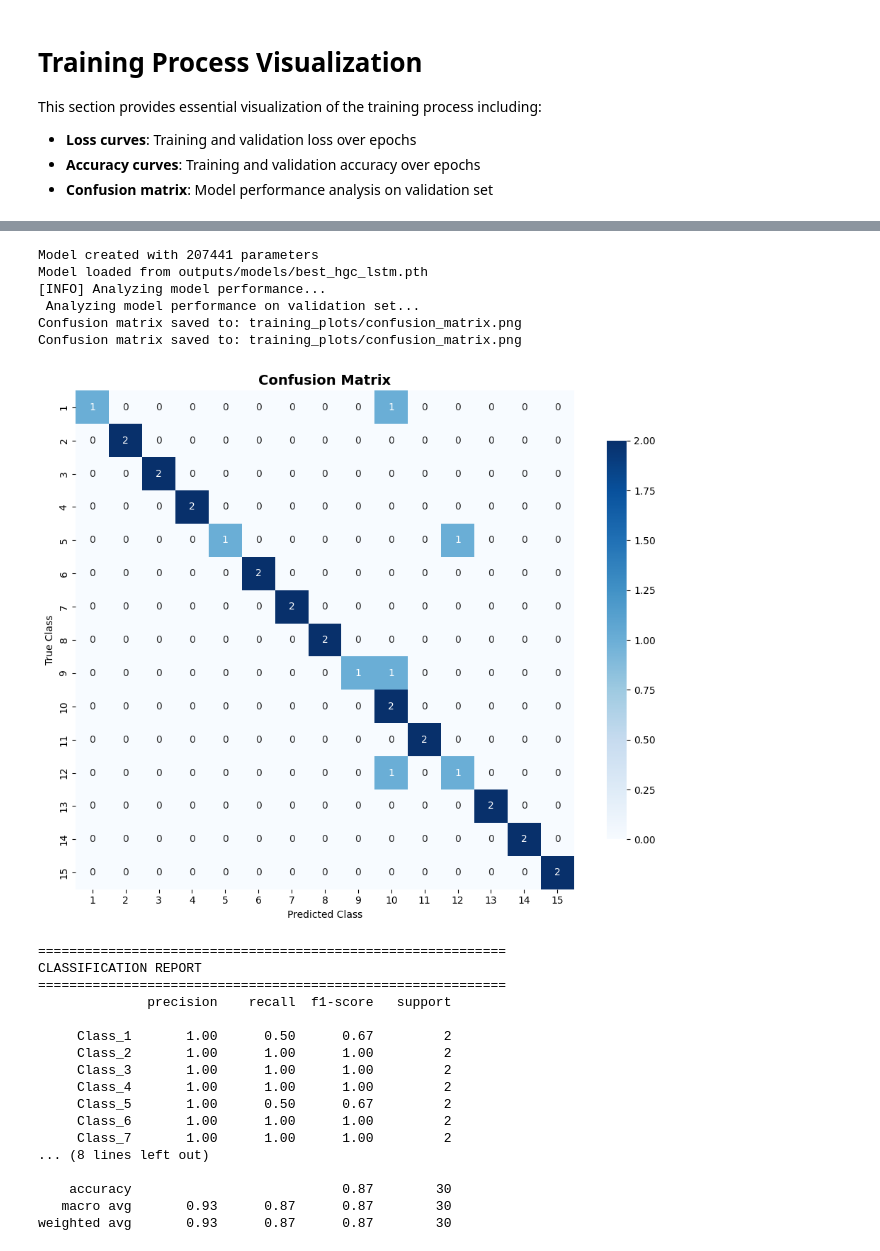
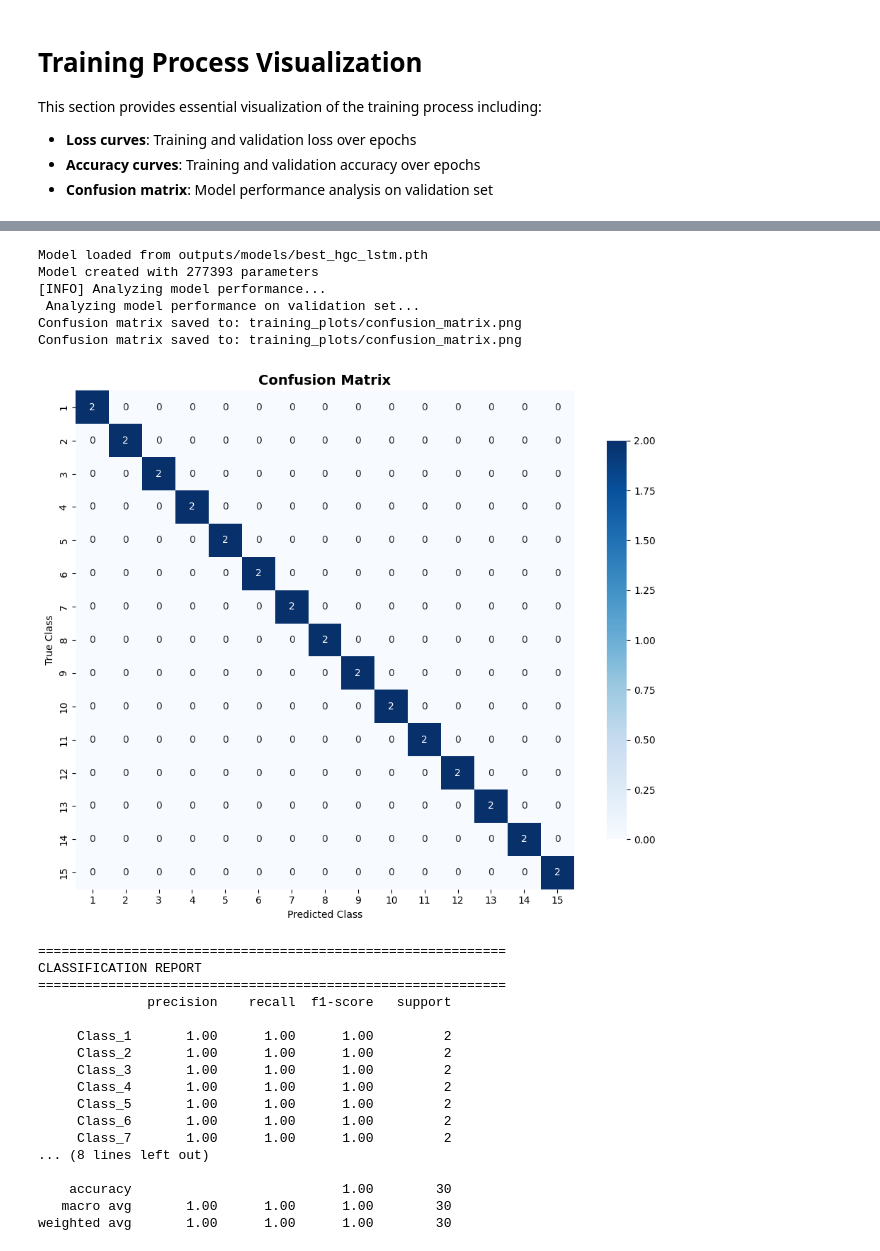
Before and after one commit to AIP491G5/VSLR, a Jupyter notebook: train_HGC_LSTM.ipynb, the cells around one changed output, grey strips where cells are left out. Cells and saved outputs as stored; diff of their text form; code cells hidden in the pictures.

```diff
--- a/train_HGC_LSTM.ipynb
+++ b/train_HGC_LSTM.ipynb
@@ -231,37 +231,37 @@ Training curves saved to: training_plots/training_curves.png
 # %%
 # Import model performance analysis
 from src.utils.visualization_utils import analyze_model_performance
 from src.utils.model_utils import load_model
 model_save_path = os.path.join(config.model.checkpoint_dir, config.model.save_name)
-model = load_model(config, A, num_classes ,device, model_save_path)
+model = load_model(model_save_path, config)
 # Analyze model performance
 print("[INFO] Analyzing model performance...")
 performance_results = analyze_model_performance(model, val_loader, device, config, unique_labels, id_to_label_mapping)
 # %% [output]
-Model created with 207441 parameters
 Model loaded from outputs/models/best_hgc_lstm.pth
+Model created with 277393 parameters
 [INFO] Analyzing model performance...
  Analyzing model performance on validation set...
 Confusion matrix saved to: training_plots/confusion_matrix.png
 Confusion matrix saved to: training_plots/confusion_matrix.png
-[figure, old version]
+[figure, new version]
 ============================================================
 CLASSIFICATION REPORT
 ============================================================
               precision    recall  f1-score   support
 
-     Class_1       1.00      0.50      0.67         2
+     Class_1       1.00      1.00      1.00         2
      Class_2       1.00      1.00      1.00         2
      Class_3       1.00      1.00      1.00         2
      Class_4       1.00      1.00      1.00         2
-     Class_5       1.00      0.50      0.67         2
+     Class_5       1.00      1.00      1.00         2
      Class_6       1.00      1.00      1.00         2
      Class_7       1.00      1.00      1.00         2
 ... (8 lines left out)
 
-    accuracy                           0.87        30
-   macro avg       0.93      0.87      0.87        30
-weighted avg       0.93      0.87      0.87        30
+    accuracy                           1.00        30
+   macro avg       1.00      1.00      1.00        30
+weighted avg       1.00      1.00      1.00        30
 # %% [markdown]
 # Dual Attention Weights Visualization
 
```
Also changed, not shown: parts of 7 cells of this notebook, 9 other files.
